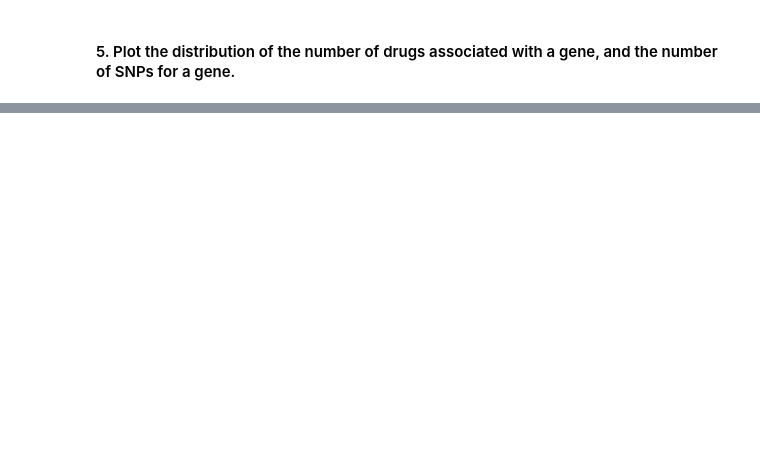
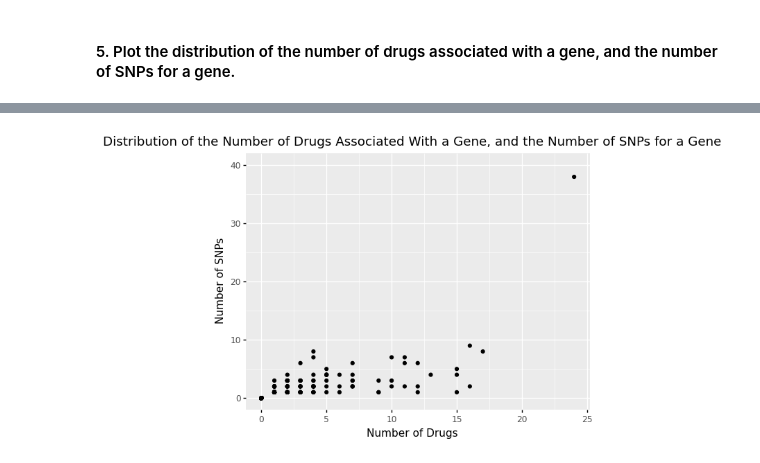
Before and after one commit to Lingrui/Team14_Project1, a Jupyter notebook: Team14_Project1.ipynb, the cells around one changed output, grey strips where cells are left out. Cells and saved outputs as stored; diff of their text form; code cells hidden in the pictures; blank space fills up the shorter version.

Commit message:
initial completion of task 5

```diff
--- a/Team14_Project1.ipynb
+++ b/Team14_Project1.ipynb
@@ -193,0 +193,19 @@ new_df.head()
+# %%
+# Pre-work for Task 5: Calculate the # of Drugs and SNPs associated with a gene
+
+#Create Function to Count Number of Split Strings
+def item_count(dataframe):
+    if dataframe[name] == "": # Logical to identifies genes with no significant variant
+        return 0
+    else:
+        return len(list(set(dataframe[name].split(";")))) # This statement expands the semi-colon separated list within the column and sums the number of unique entries. List(set()) was implemented in case the prior
+
+# Loop Through Variables of Interest
+    # Column Name List
+columnames = ["DRUG_NAME","dbSNP_IDs"]
+    # For Loop Through Each Column Name
+for name in columnames:
+    new_df[name+"_Sum"] = new_df.apply(item_count, axis=1)
+
+# Print New Dataframe
+new_df.head(10)
@@ -193,0 +247,9 @@ new_df.head()
+# %%
+# Output for Task 5
+print(ggplot(data=new_df)
+      + geom_point(aes(x="DRUG_NAME_Sum", y = "dbSNP_IDs_Sum")) # Scatter Plot
+      + ggtitle("Distribution of the Number of Drugs Associated With a Gene, and the Number of SNPs for a Gene") # Add Title
+      + xlab("Number of Drugs") + ylab("Number of SNPs") # Alter X and Y Labels
+      + ylim(0,40)) #Increase Limits for Y Axis to Display Tick Mark at 40
+# %% [output]
+[figure, added]
```
Also changed, not shown: parts of 6 cells of this notebook, 1 other file.
